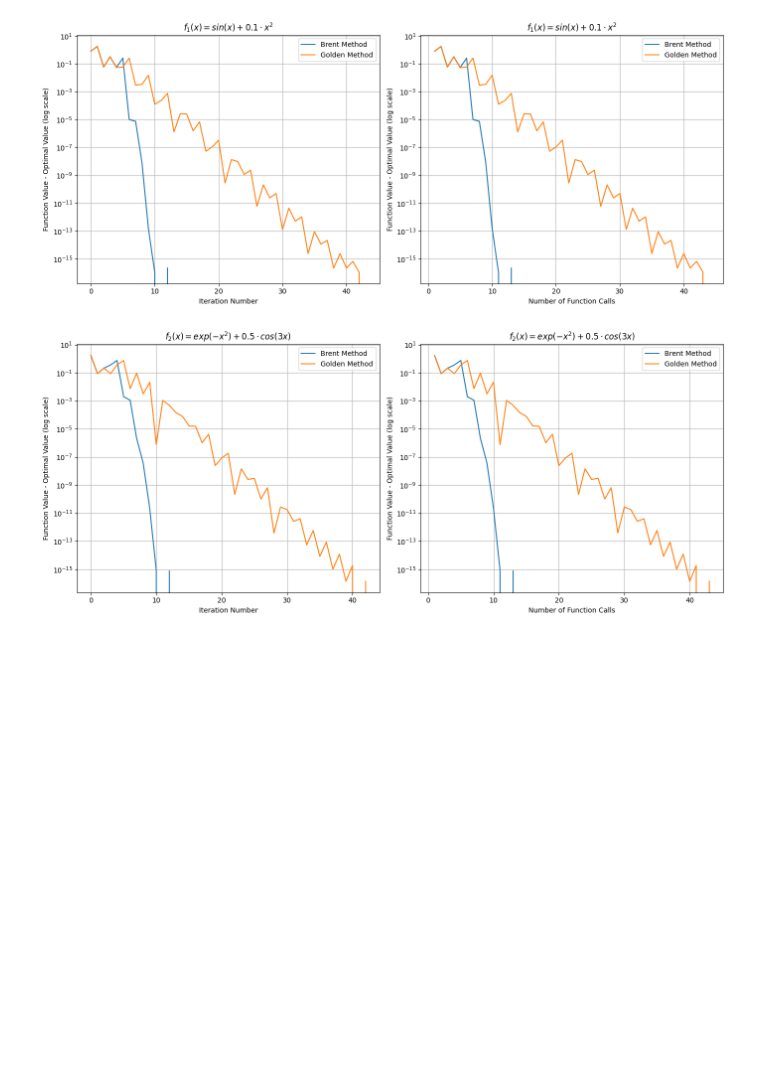
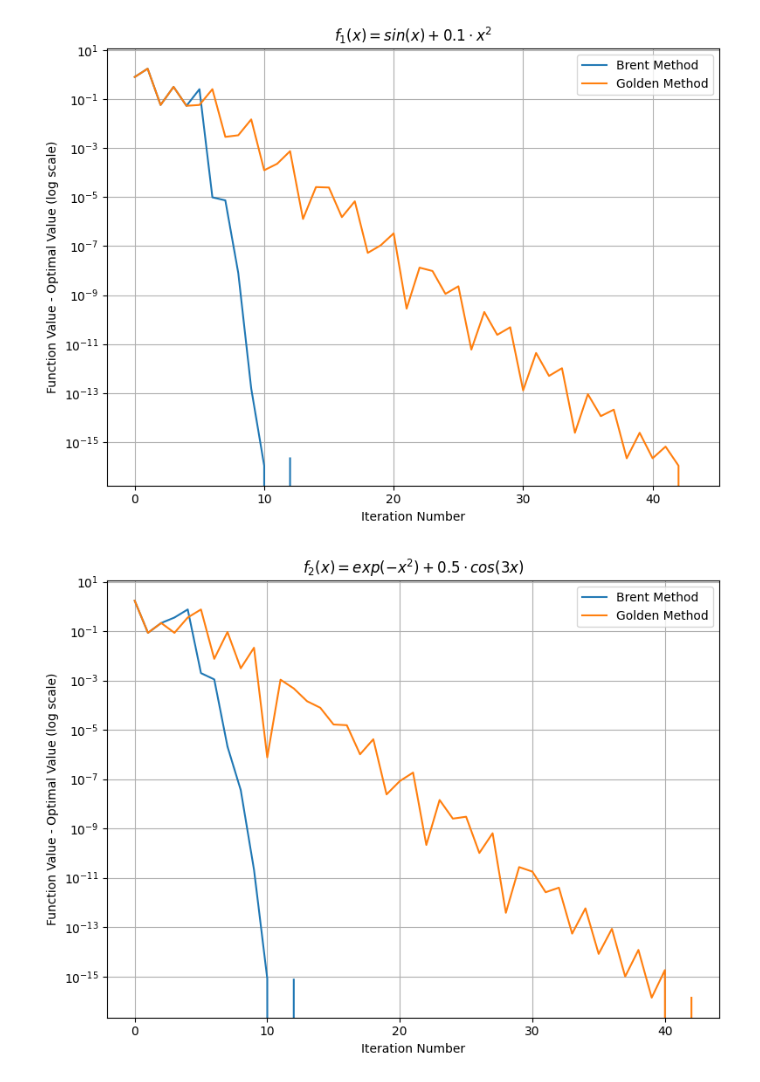
Before and after one commit to marshmanny/hse25, a Jupyter notebook: notebooks/s2_brent.ipynb, the cells around one changed output. Drawn from its saved outputs; the diff is of its cells as text; code cells hidden in the pictures; blank space fills up the shorter version.

```diff
--- a/notebooks/s2_brent.ipynb
+++ b/notebooks/s2_brent.ipynb
@@ -24,55 +24,41 @@ for func, func_name in zip(functions, function_names):
         function_call_values = []
 
         # Wrap the function to track calls
         def wrapped_func(x):
             value = func(x)
             function_call_values.append(value)
             return value
 
         result = minimize_scalar(wrapped_func, method=method)
 
         # Collect data for plotting
         results[func_name][method] = {
             'function_values': function_call_values,
             'num_calls': len(function_call_values),
             'x_min': result.x,
             'fun_min': result.fun
         }
 
 # Plot results
-for i, func_name in enumerate(function_names):
-    fig, axes = plt.subplots(1, 2, figsize=(14, 6))
+for func_name in function_names:
+    fig, ax = plt.subplots(1, 1, figsize=(8, 6))
 
     # Plot function value vs. iteration number
     for method in methods:
-        axes[0].plot(
+        ax.plot(
             range(len(results[func_name][method]['function_values'])),
             [fv - results[func_name][method]['fun_min'] for fv in results[func_name][method]['function_values']],
             label=f'{method.capitalize()} Method'
         )
-    axes[0].set_yscale('log')
-    axes[0].set_title(func_name)
-    axes[0].set_xlabel('Iteration Number')
-    axes[0].set_ylabel('Function Value - Optimal Value (log scale)')
-    axes[0].legend()
-    axes[0].grid()
-
-    # Plot function value vs. number of function calls
-    for method in methods:
-        axes[1].plot(
-            range(1, results[func_name][method]['num_calls'] + 1),
-            [fv - results[func_name][method]['fun_min'] for fv in results[func_name][method]['function_values']],
-            label=f'{method.capitalize()} Method'
-        )
-    axes[1].set_yscale('log')
-    axes[1].set_title(func_name)
-    axes[1].set_xlabel('Number of Function Calls')
-    axes[1].set_ylabel('Function Value - Optimal Value (log scale)')
-    axes[1].legend()
-    axes[1].grid()
+    ax.set_yscale('log')
+    ax.set_title(func_name)
+    ax.set_xlabel('Iteration Number')
+    ax.set_ylabel('Function Value - Optimal Value (log scale)')
+    ax.legend()
+    ax.grid()
 
     plt.tight_layout()
     plt.show()
 # %% [output]
-[figure, old version]
+[figure, new version]
-[figure, old version]
+[figure, new version]
```
